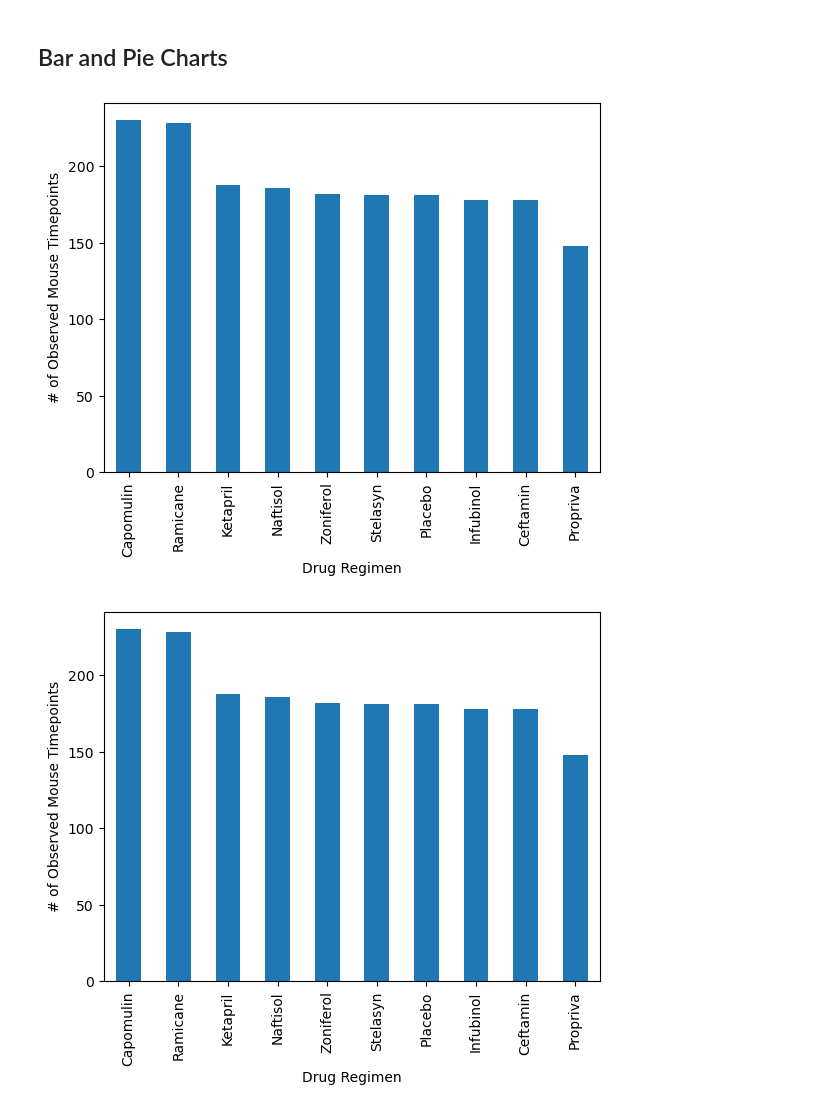
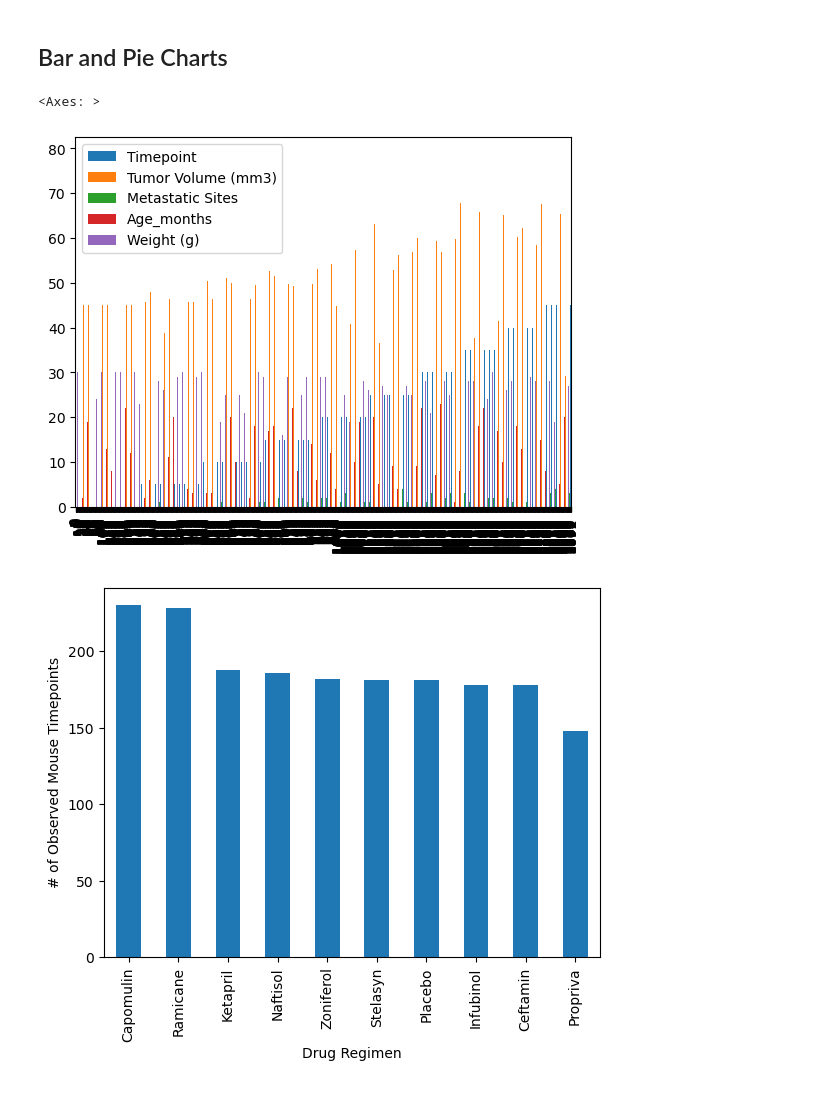
Before and after one commit to reikanger/pymaceuticals, a Jupyter notebook: Pymaceuticals/pymaceuticals.ipynb, the cells around one changed output. Saved outputs shown, nothing was run; the diff lists cells and outputs as text; code cells hidden in the pictures.

```diff
--- a/Pymaceuticals/pymaceuticals.ipynb
+++ b/Pymaceuticals/pymaceuticals.ipynb
@@ -157,8 +138,10 @@ summary_table
 ## Bar and Pie Charts
 # %%
 # Generate a bar plot showing the total number of rows (Mouse ID/Timepoints) for each drug regimen using Pandas.
+clean_df.plot.bar()
 # %% [output]
+<Axes: >
-[figure, old version]
+[figure, new version]
 # %%
 # Generate a bar plot showing the total number of rows (Mouse ID/Timepoints) for each drug regimen using Pandas.
 # %% [output]
```
Also changed, not shown: parts of 2 cells of this notebook.
